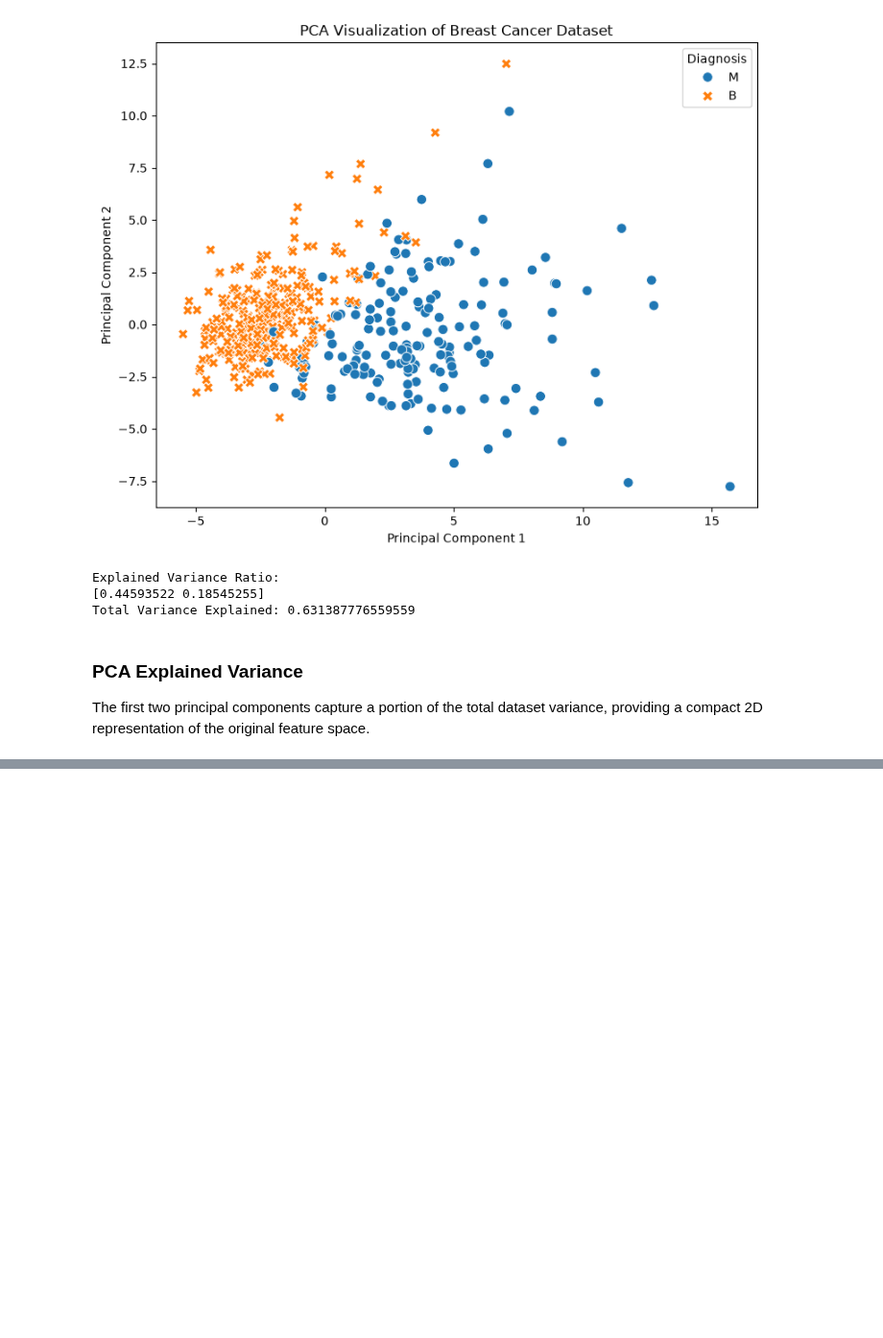
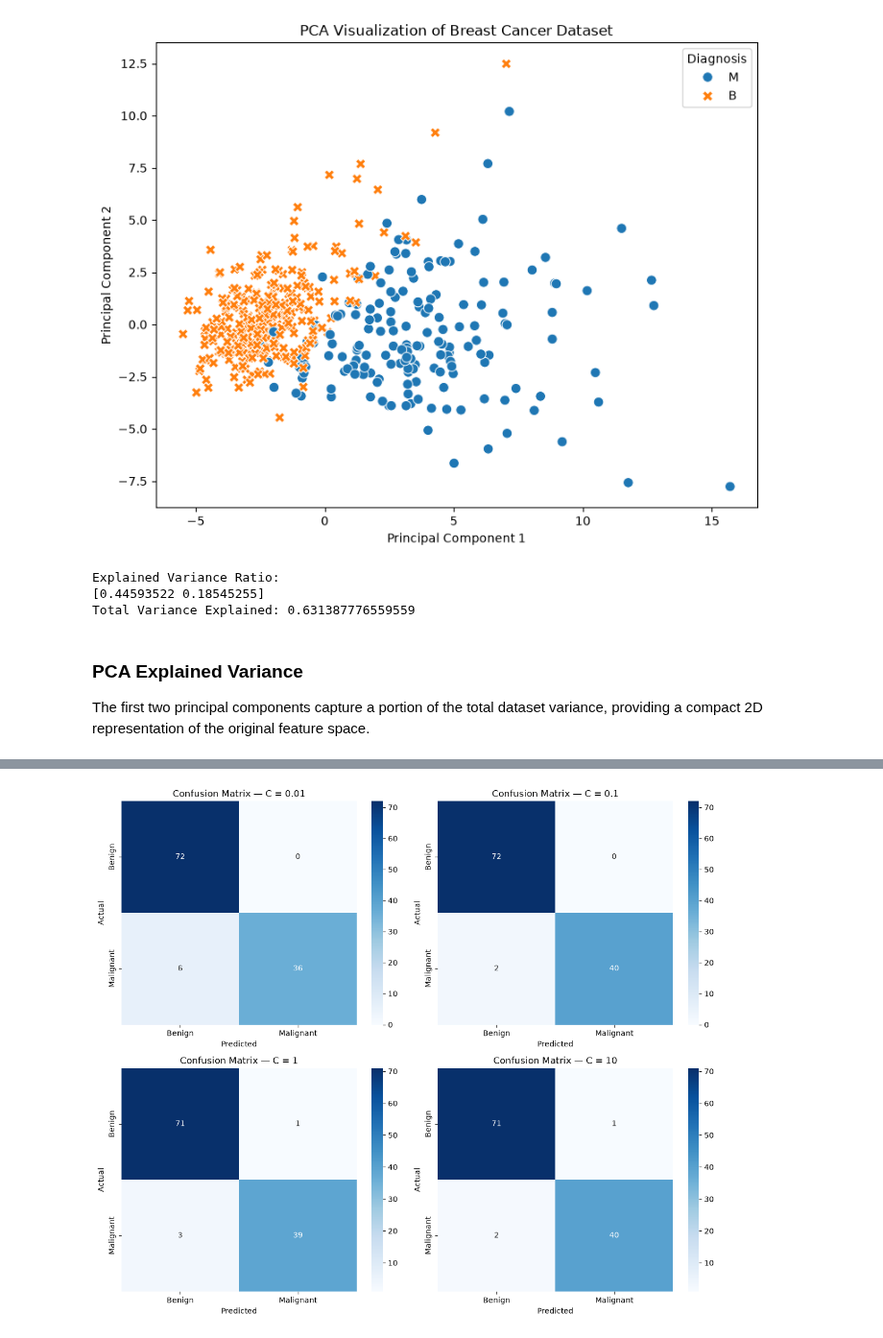
Before and after one commit to sudarshanchaudhari05/Placement-Prep, a Jupyter notebook: Machine learing and computer vison/Home Assignment/Home Assingment 2/Home Assingment2.ipynb, the cells around one changed output, grey strips where cells are left out. Shown at 96% size. Drawn from its saved outputs; the diff is of its cells as text; code cells hidden in the pictures; blank space fills up the shorter version.

```diff
--- a/Machine learing and computer vison/Home Assignment/Home Assingment 2/Home Assingment2.ipynb
+++ b/Machine learing and computer vison/Home Assignment/Home Assingment 2/Home Assingment2.ipynb
@@ -491,0 +608,32 @@ The first two principal components capture a portion of the total dataset varian
+# %%
+fig, axes = plt.subplots(
+    2, 2,
+    figsize=(12, 10)
+)
+
+for ax, C in zip(axes.flatten(), C_values):
+
+    model = logistic_models[C]
+
+    y_pred = model.predict(X_test_scaled)
+
+    cm = confusion_matrix(y_test, y_pred)
+
+    sns.heatmap(
+        cm,
+        annot=True,
+        fmt="d",
+        cmap="Blues",
+        ax=ax,
+        xticklabels=["Benign", "Malignant"],
+        yticklabels=["Benign", "Malignant"]
+    )
+
+    ax.set_title(f"Confusion Matrix — C = {C}")
+    ax.set_xlabel("Predicted")
+    ax.set_ylabel("Actual")
+
+plt.tight_layout()
+plt.show()
+# %% [output]
+[figure, added]
```
Also changed, not shown: parts of 80 cells of this notebook.
